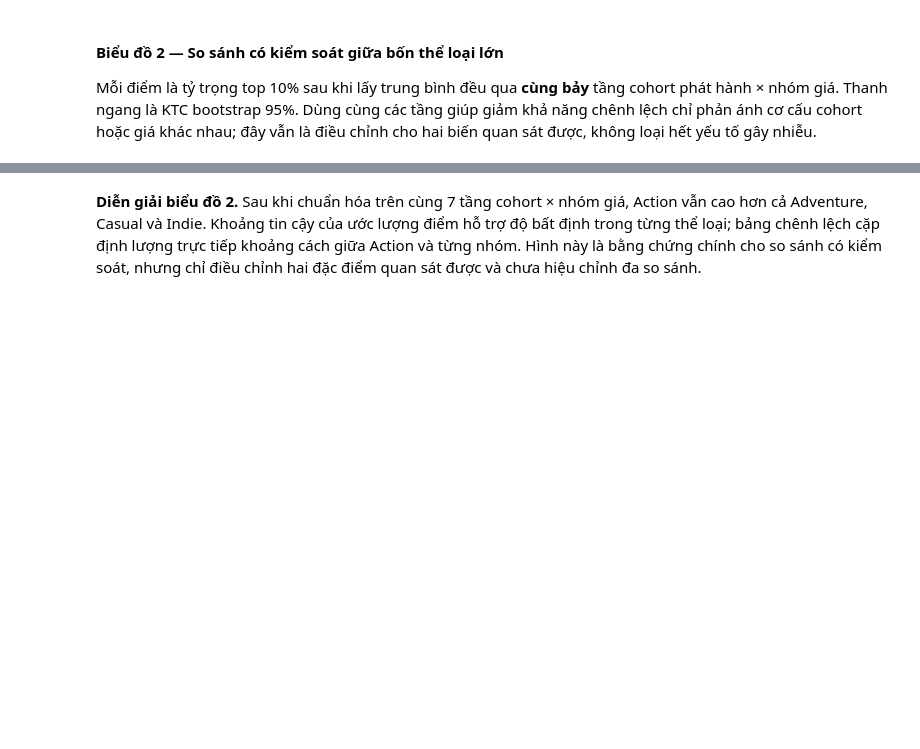
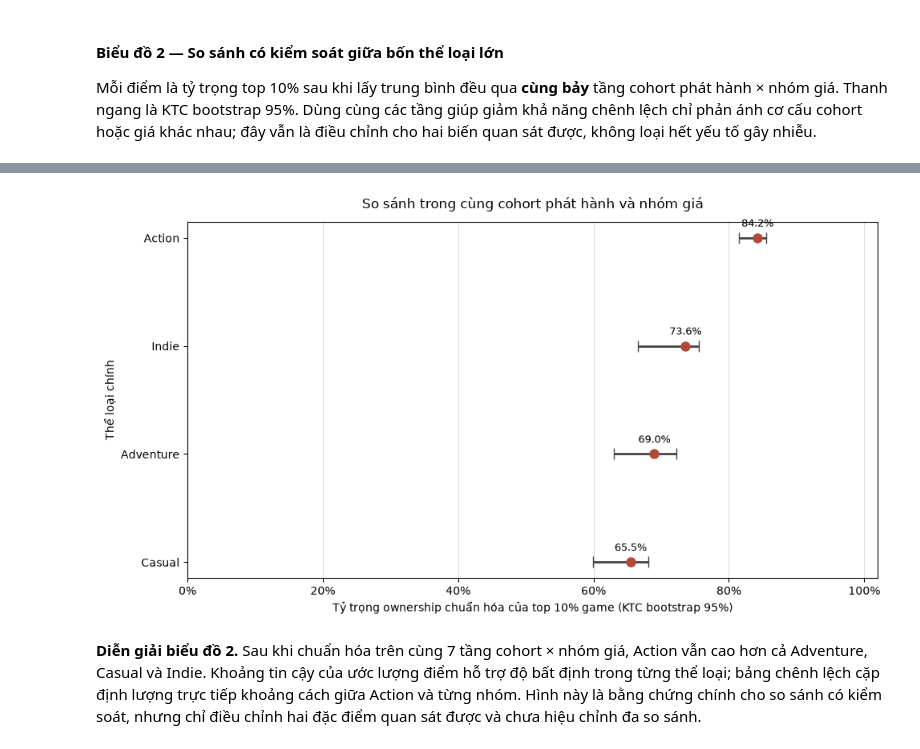
Before and after one commit to ltny24/STEAM-GAME-PROJECT, a Jupyter notebook: notebooks/02_analysis.ipynb, the cells around one changed output, grey strips where cells are left out. Drawn from its saved outputs; the diff is of its cells as text; code cells hidden in the pictures; blank space fills up the shorter version.

```diff
--- a/notebooks/02_analysis.ipynb
+++ b/notebooks/02_analysis.ipynb
@@ -621,39 +600,33 @@ Mỗi điểm là tỷ trọng top 10% sau khi lấy trung bình đều qua **c
 plot_data = adjusted_summary.sort_values(
     'Top 10% ownership đã chuẩn hóa', ascending=True
 ).reset_index(drop=True)
-width, height = 1250, 480
-left, right, top, row_gap = 300, 170, 100, 65
-plot_width = width - left - right
-plot_height = len(plot_data) * row_gap
-bottom = top + plot_height
-parts = svg_start(
-    width, height,
-    'So sánh top 10% trong cùng cohort phát hành × nhóm giá',
-    'Mỗi điểm là trung bình đều qua 7 tầng chung; thanh ngang là KTC bootstrap 95%'
+positions = np.arange(len(plot_data))
+point = plot_data['Top 10% ownership đã chuẩn hóa'].to_numpy()
+lower_error = point - plot_data['CI dưới'].to_numpy()
+upper_error = plot_data['CI trên'].to_numpy() - point
+
+fig, ax = plt.subplots(figsize=(10, 5.5))
+ax.errorbar(
+    point, positions,
+    xerr=np.vstack([lower_error, upper_error]),
+    fmt='o', color='#b24a3a', ecolor='#444444', capsize=5,
+    markersize=8, linewidth=2,
 )
-parts.append(svg_text('Thể loại chính', left-16, top-17, 13, 'end', weight='bold'))
-for tick in range(0, 101, 20):
-    x = left + plot_width * tick / 100
-    parts.append(f'<line x1="{x}" y1="{top-8}" x2="{x}" y2="{bottom}" stroke="#dddddd"/>')
-    parts.append(svg_text(f'{tick}%', x, bottom + 22, 13, 'middle', fill='#555555'))
-for row, item in plot_data.iterrows():
-    y = top + row * row_gap + 16
-    point = 100 * item['Top 10% ownership đã chuẩn hóa']
-    low = 100 * item['CI dưới']
-    high = 100 * item['CI trên']
-    x = left + plot_width * point / 100
-    x_low = left + plot_width * low / 100
-    x_high = left + plot_width * high / 100
-    parts.append(svg_text(item['Thể loại'], left - 16, y + 5, 15, 'end'))
-    parts.append(f'<line x1="{x_low}" y1="{y}" x2="{x_high}" y2="{y}" stroke="#444444" stroke-width="3"/>')
-    parts.append(f'<line x1="{x_low}" y1="{y-7}" x2="{x_low}" y2="{y+7}" stroke="#444444" stroke-width="2"/>')
-    parts.append(f'<line x1="{x_high}" y1="{y-7}" x2="{x_high}" y2="{y+7}" stroke="#444444" stroke-width="2"/>')
-    parts.append(f'<circle cx="{x}" cy="{y}" r="8" fill="#b24a3a"/>')
-    parts.append(svg_text(f'{point:.1f}%', x_high + 10, y + 5, 13, fill='#222222'))
-parts.append(svg_text('Tỷ trọng ownership đã chuẩn hóa (%)', left+plot_width/2, bottom+54, 15, 'middle'))
-parts.append(f'<circle cx="{left+160}" cy="{bottom+91}" r="7" fill="#b24a3a"/>')
-parts.append(svg_text('Ước lượng điểm', left+175, bottom+96, 13))
-parts.append(f'<line x1="{left+340}" y1="{bottom+91}" x2="{left+380}" y2="{bottom+91}" stroke="#444444" stroke-width="3"/>')
-parts.append(svg_text('KTC bootstrap 95%', left+390, bottom+96, 13))
-display_svg(parts)
+for y, estimate in zip(positions, point):
+    ax.annotate(
+        f'{estimate:.1%}', (estimate, y), xytext=(0, 8),
+        textcoords='offset points', ha='center', va='bottom', fontsize=9,
+    )
+
+ax.set_yticks(positions, labels=plot_data['Thể loại'])
+ax.set_xlim(0, 1.02)
+ax.xaxis.set_major_formatter(PercentFormatter(1))
+ax.set_xlabel('Tỷ trọng ownership chuẩn hóa của top 10% game (KTC bootstrap 95%)')
+ax.set_ylabel('Thể loại chính')
+ax.set_title('So sánh trong cùng cohort phát hành và nhóm giá', pad=12)
+ax.grid(axis='x', color='#dddddd')
+ax.set_axisbelow(True)
+fig.tight_layout()
+plt.show()
+plt.close(fig)
 # %% [output]
@@ -661,3 +633,4 @@ display_svg(parts)
+[figure, added]
 # %% [markdown]
 **Diễn giải biểu đồ 2.** Sau khi chuẩn hóa trên cùng 7 tầng cohort × nhóm giá, Action vẫn cao hơn cả Adventure, Casual và Indie. Khoảng tin cậy của ước lượng điểm hỗ trợ độ bất định trong từng thể loại; bảng chênh lệch cặp định lượng trực tiếp khoảng cách giữa Action và từng nhóm. Hình này là bằng chứng chính cho so sánh có kiểm soát, nhưng chỉ điều chỉnh hai đặc điểm quan sát được và chưa hiệu chỉnh đa so sánh.
 # %% [markdown]
```
Also changed, not shown: parts of 5 cells of this notebook.
